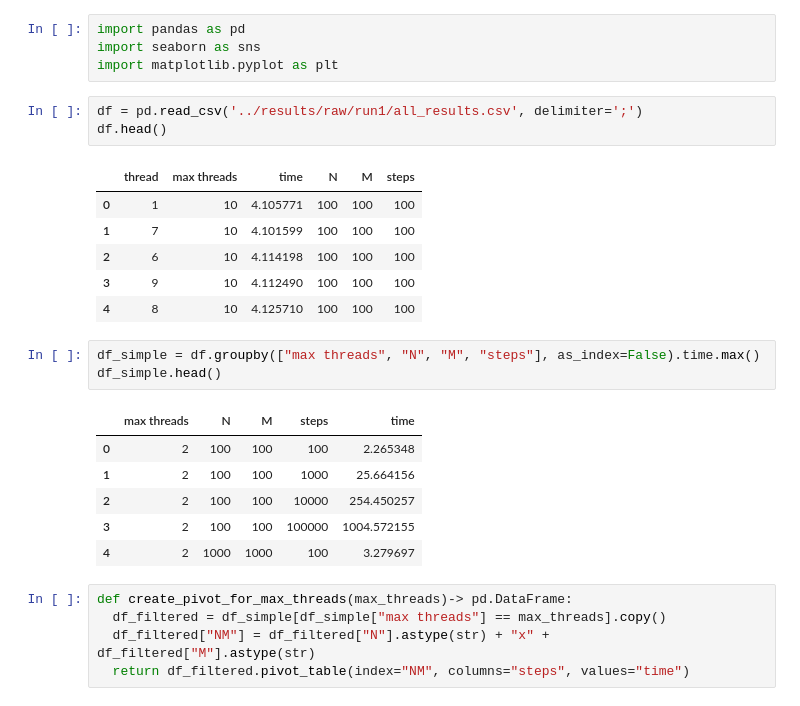
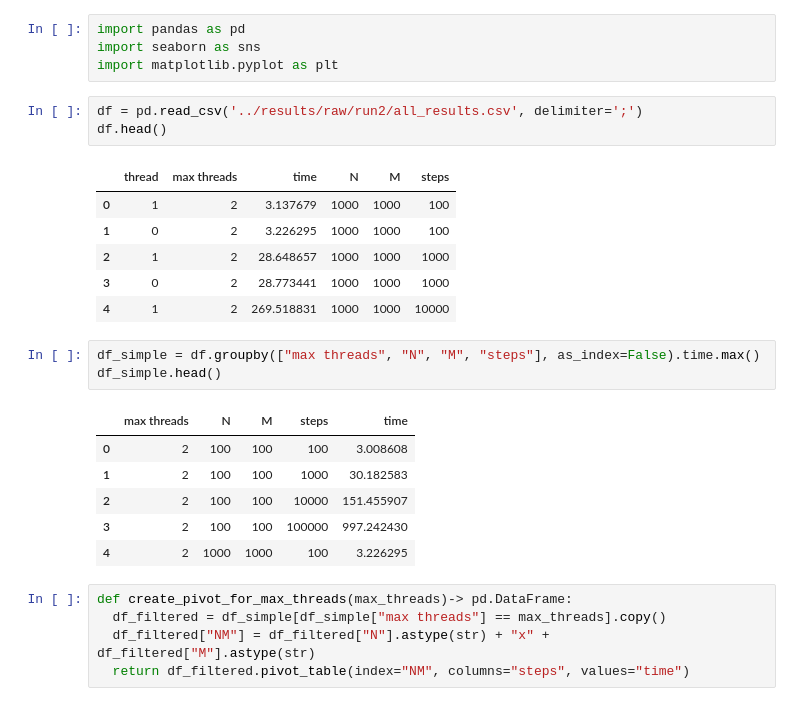
Before and after one commit to deinok/PARALLEL, a Jupyter notebook: 2-MPI/results/analysis.ipynb, the cells around one changed output. Drawn from its saved outputs; the diff is of its cells as text.

```diff
--- a/2-MPI/results/analysis.ipynb
+++ b/2-MPI/results/analysis.ipynb
@@ -3,25 +3,25 @@ import pandas as pd
 import seaborn as sns
 import matplotlib.pyplot as plt
 # %%
-df = pd.read_csv('../results/raw/run1/all_results.csv', delimiter=';')
+df = pd.read_csv('../results/raw/run2/all_results.csv', delimiter=';')
 df.head()
 # %% [output]
 |  | thread | max threads | time | N | M | steps |
-| 0 | 1 | 10 | 4.105771 | 100 | 100 | 100 |
-| 1 | 7 | 10 | 4.101599 | 100 | 100 | 100 |
-| 2 | 6 | 10 | 4.114198 | 100 | 100 | 100 |
-| 3 | 9 | 10 | 4.112490 | 100 | 100 | 100 |
-| 4 | 8 | 10 | 4.125710 | 100 | 100 | 100 |
+| 0 | 1 | 2 | 3.137679 | 1000 | 1000 | 100 |
+| 1 | 0 | 2 | 3.226295 | 1000 | 1000 | 100 |
+| 2 | 1 | 2 | 28.648657 | 1000 | 1000 | 1000 |
+| 3 | 0 | 2 | 28.773441 | 1000 | 1000 | 1000 |
+| 4 | 1 | 2 | 269.518831 | 1000 | 1000 | 10000 |
 # %%
 df_simple = df.groupby(["max threads", "N", "M", "steps"], as_index=False).time.max()
 df_simple.head()
 # %% [output]
 |  | max threads | N | M | steps | time |
-| 0 | 2 | 100 | 100 | 100 | 2.265348 |
-| 1 | 2 | 100 | 100 | 1000 | 25.664156 |
-| 2 | 2 | 100 | 100 | 10000 | 254.450257 |
-| 3 | 2 | 100 | 100 | 100000 | 1004.572155 |
-| 4 | 2 | 1000 | 1000 | 100 | 3.279697 |
+| 0 | 2 | 100 | 100 | 100 | 3.008608 |
+| 1 | 2 | 100 | 100 | 1000 | 30.182583 |
+| 2 | 2 | 100 | 100 | 10000 | 151.455907 |
+| 3 | 2 | 100 | 100 | 100000 | 997.242430 |
+| 4 | 2 | 1000 | 1000 | 100 | 3.226295 |
 # %%
 def create_pivot_for_max_threads(max_threads)-> pd.DataFrame:
   df_filtered = df_simple[df_simple["max threads"] == max_threads].copy()
```
Also changed, not shown: parts of 3 cells of this notebook, 37 other files.
